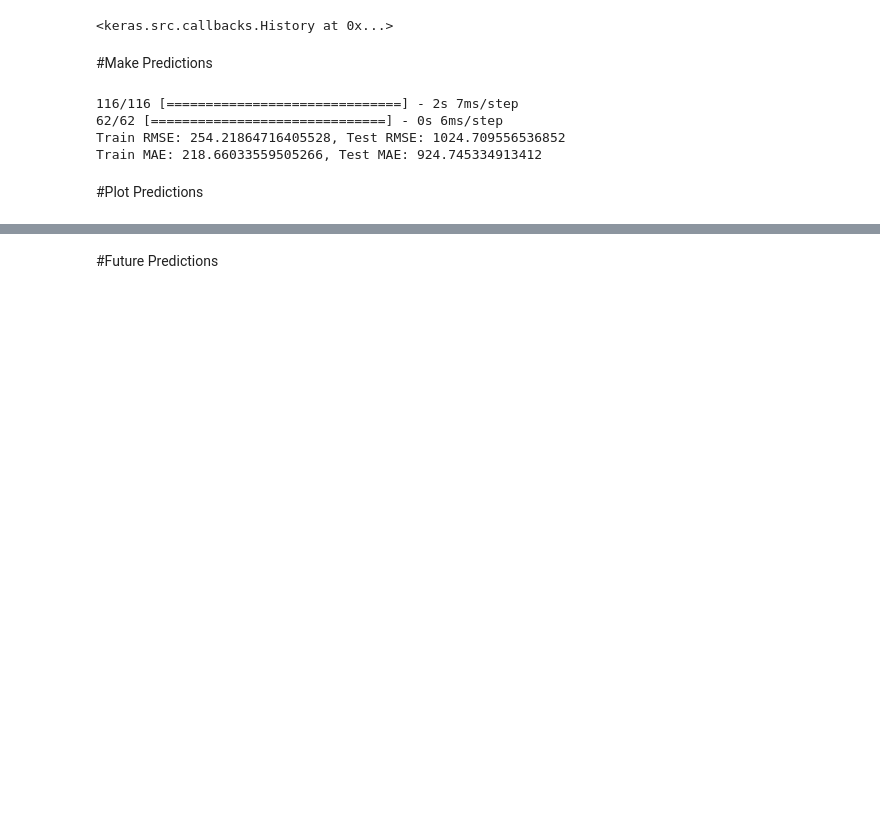
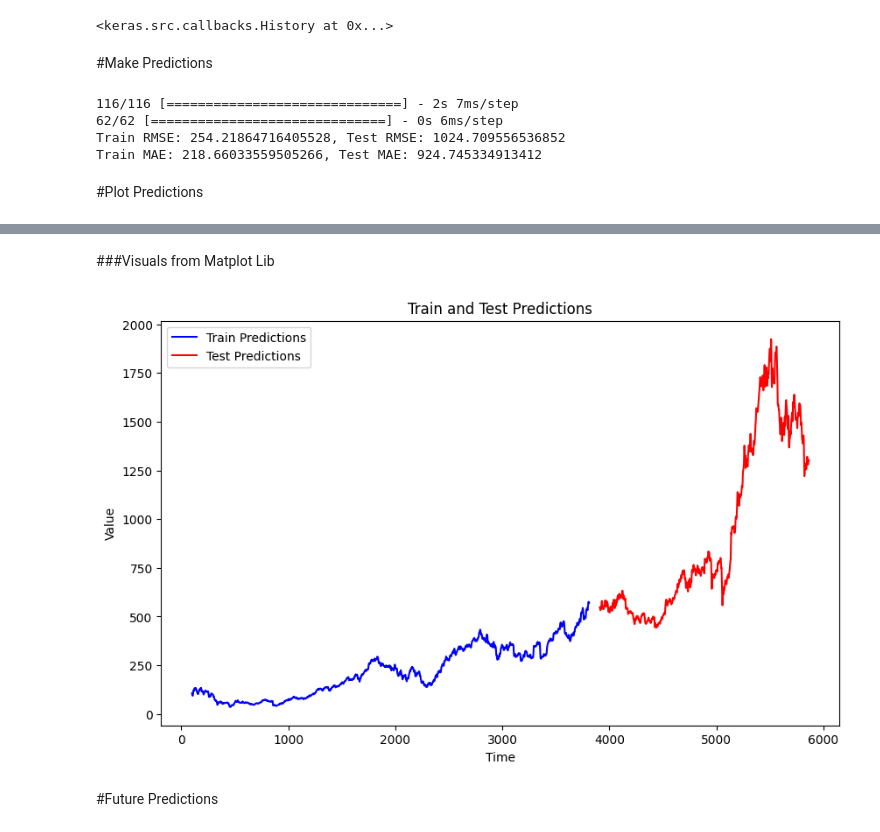
Before and after one commit to rudraksh2611/Stock_Navigator-Future_Stock_Insights_using_LSTM, a Jupyter notebook: Future_Prediction_with_Proof.ipynb, the cells around one changed output, grey strips where cells are left out. Cells and saved outputs as stored; diff of their text form; code cells hidden in the pictures; blank space fills up the shorter version.

```diff
--- a/Future_Prediction_with_Proof.ipynb
+++ b/Future_Prediction_with_Proof.ipynb
@@ -164,3 +175,52 @@ fig.show()
+# %% [markdown]
+###Visuals from Matplot Lib
+# %%
+import matplotlib.pyplot as plt
+import pandas as pd
+import numpy as np
+from sklearn.preprocessing import MinMaxScaler
+
+# Assuming df, train_predict, and test_predict are already defined
+# and scaler is the same used for scaling the data.
+
+# Create DataFrame for plotting
+df_reset = pd.DataFrame(scaler.inverse_transform(df), columns=['Value'])
+
+# Shift train predictions for plotting
+look_back = 100
+trainPredictPlot = np.empty_like(df)
+trainPredictPlot[:, :] = np.nan
+trainPredictPlot[look_back:len(train_predict) + look_back, :] = train_predict
+
+# Shift test predictions for plotting
+testPredictPlot = np.empty_like(df)
+testPredictPlot[:, :] = np.nan
+test_start_index = len(train_predict) + (look_back * 2)
+test_end_index = test_start_index + len(test_predict)
+testPredictPlot[test_start_index:test_end_index, :] = test_predict
+
+# Create DataFrame for plotting
+trainPredictPlot_df = pd.DataFrame(trainPredictPlot, columns=['Train Predict'])
+testPredictPlot_df = pd.DataFrame(testPredictPlot, columns=['Test Predict'])
+
+# Plot using Matplotlib
+plt.figure(figsize=(10, 6))
+
+# Plot train predictions
+plt.plot(trainPredictPlot_df['Train Predict'], label='Train Predictions', color='blue')
+
+# Plot test predictions
+plt.plot(testPredictPlot_df['Test Predict'], label='Test Predictions', color='red')
+
+# Update layout for better visualization
+plt.title('Train and Test Predictions')
+plt.xlabel('Time')
+plt.ylabel('Value')
+plt.legend(loc='upper left')
+
+plt.show()
+# %% [output]
+[figure, added]
 # %% [markdown]
 #Future Predictions
 # %%
```
Also changed, not shown: parts of 6 cells of this notebook.
